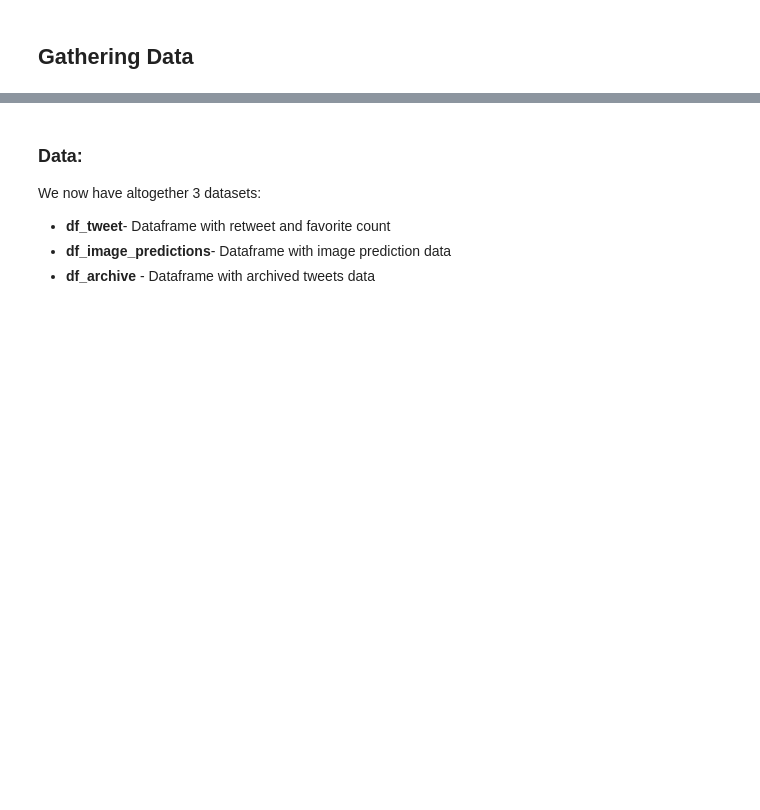
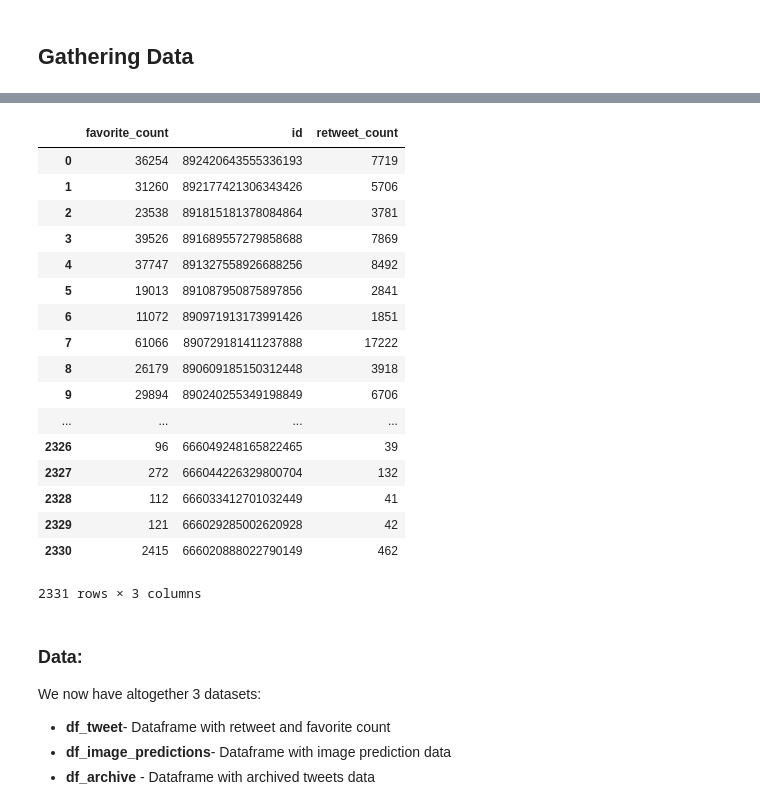
Before and after one commit to RashikaKarki/Twitter-Data-Visualization, a Jupyter notebook: wrangle_act.ipynb, the cells around one changed output, grey strips where cells are left out. Cells and saved outputs as stored; diff of their text form; code cells hidden in the pictures; blank space fills up the shorter version.

```diff
--- a/wrangle_act.ipynb
+++ b/wrangle_act.ipynb
@@ -53,22 +92,23 @@ print(end - start)
 # %%
 # Save only certain tweet elements in dataframe
 elements_to_save = ['id', 'favorite_count', 'retweet_count']
-
+# Later convert list to dataframe
 data = []
 
 with open('tweet_json.txt', 'r') as readfile:
-
+    # Read in JSON line and convert to dict
     tweet_json = readfile.readline()
 
+    # Read line by line into DataFrame
     while tweet_json:
         tweet_dict = json.loads(tweet_json)
-
+        # Create a smaller dict
         data_row = dict((k, tweet_dict[k]) for k in elements_to_save)
-
         data.append(data_row)
 
+        # Read in JSON line and convert to dict
         tweet_json = readfile.readline()
 
 
 
-df_tweet = pd.DataFrame.from_dict(data)
+df_tweet_info = pd.DataFrame.from_dict(data)
@@ -77,3 +115,24 @@ df_tweet.head()
+# %%
+df_tweet_info
+# %% [output]
+|  | favorite_count | id | retweet_count |
+| 0 | 36254 | 892420643555336193 | 7719 |
+| 1 | 31260 | 892177421306343426 | 5706 |
+| 2 | 23538 | 891815181378084864 | 3781 |
+| 3 | 39526 | 891689557279858688 | 7869 |
+| 4 | 37747 | 891327558926688256 | 8492 |
+| 5 | 19013 | 891087950875897856 | 2841 |
+| 6 | 11072 | 890971913173991426 | 1851 |
+| 7 | 61066 | 890729181411237888 | 17222 |
+| 8 | 26179 | 890609185150312448 | 3918 |
+| 9 | 29894 | 890240255349198849 | 6706 |
+| ... | ... | ... | ... |
+| 2326 | 96 | 666049248165822465 | 39 |
+| 2327 | 272 | 666044226329800704 | 132 |
+| 2328 | 112 | 666033412701032449 | 41 |
+| 2329 | 121 | 666029285002620928 | 42 |
+| 2330 | 2415 | 666020888022790149 | 462 |
+2331 rows × 3 columns
 # %% [markdown]
 ### Data:
 We now have altogether 3 datasets:
```
Also changed, not shown: parts of 32 cells of this notebook, 2 other files.
